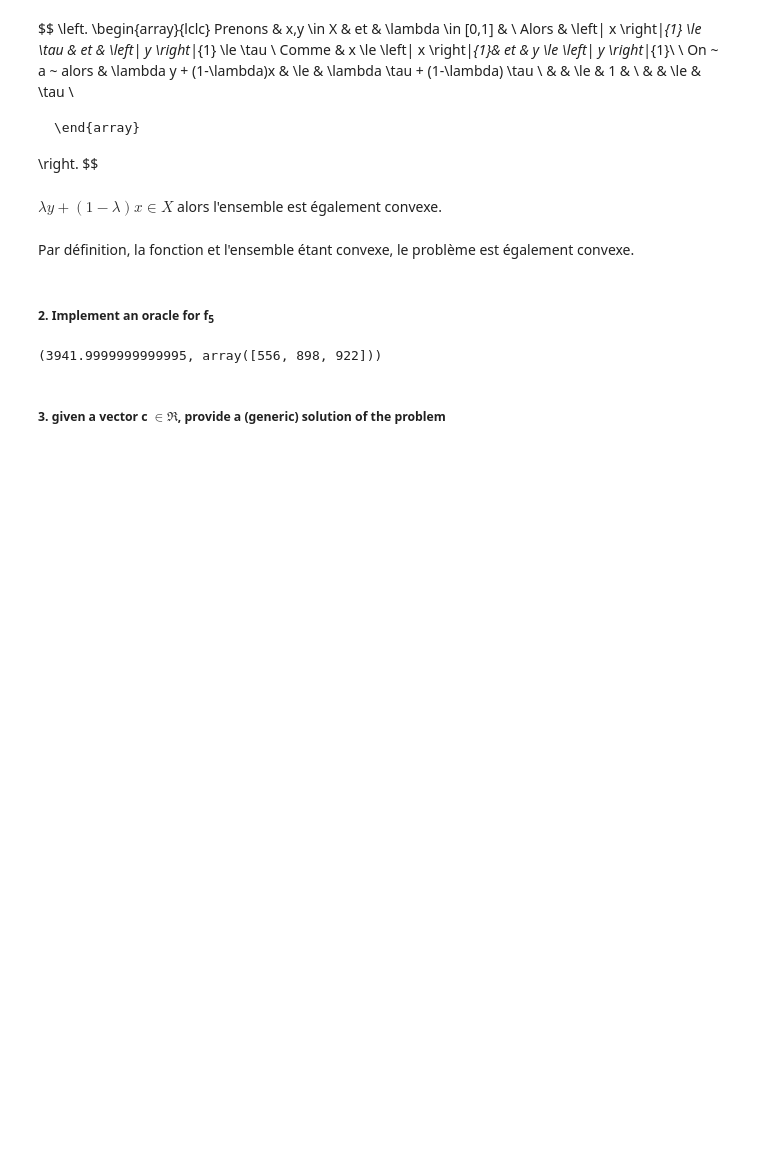
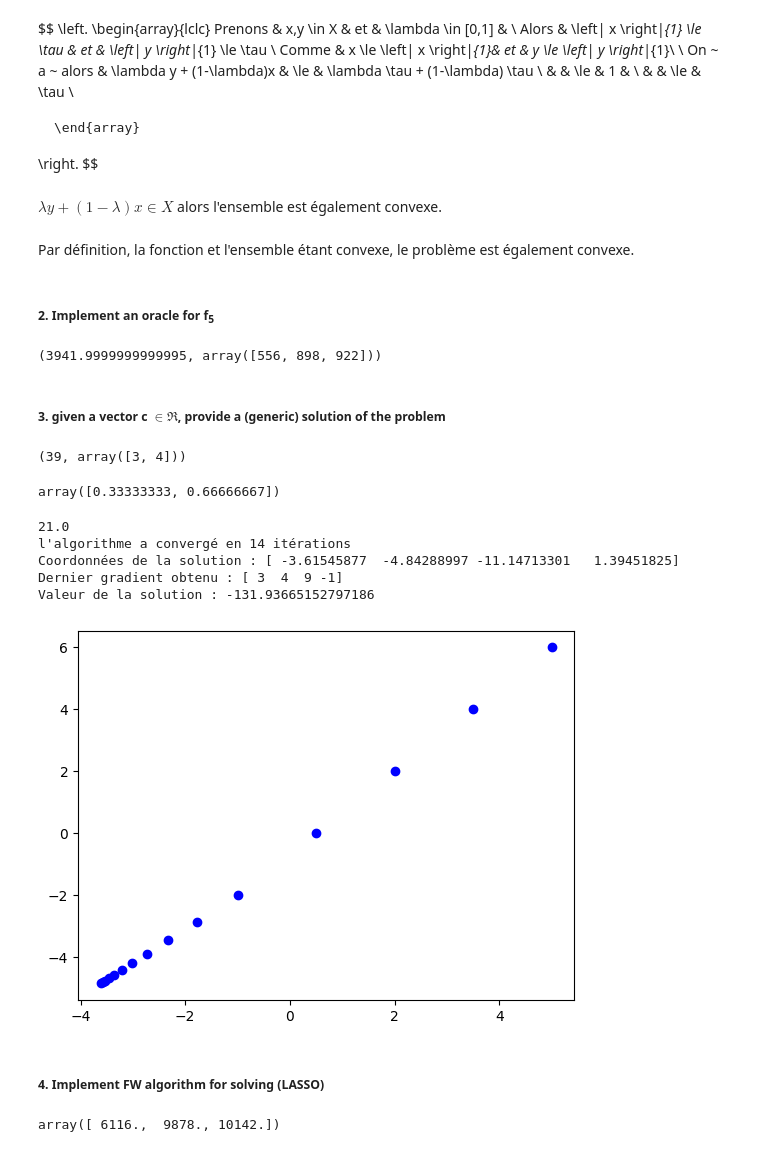
Before and after one commit to ValentinLassaigne/NLP, a Jupyter notebook: Projet_NLP.ipynb, the cells around one changed output. Cells and saved outputs as stored; diff of their text form; code cells hidden in the pictures; blank space fills up the shorter version.

```diff
--- a/Projet_NLP.ipynb
+++ b/Projet_NLP.ipynb
@@ -402,0 +412,13 @@ oracle5(x,y,H,2)
+# %%
+cost=np.array([3,4])
+x=np.array([5,6])
+oracle6(x,cost,2)
+# %% [output]
+(39, array([3, 4]))
+# %%
+def proj(x,tau):
+    return tau/max(np.linalg.norm(x, ord=1),tau)*x
+# %%
+proj(np.array([1,2]),1)
+# %% [output]
+array([0.33333333, 0.66666667])
@@ -402,0 +432,59 @@ oracle5(x,y,H,2)
+# %%
+def methode_gradient_projeté(oracle, x0, cost, MaxIt=1000, t=0.5, tol=10e-2, m1=0.001, theta=0.2):
+    x=x0
+
+    tau=max(np.linalg.norm(x, ord=1),1)
+
+    k=0
+    listx=[x0]
+    listg=[]
+    listf=[]
+
+    while np.linalg.norm(x - proj(x - oracle(x,cost,3), tau) > tol) and (k < MaxIt):
+        t = Armijo_gp(x,cost, oracle(x,cost,1), oracle(x,cost,3), t, oracle, m1, theta)
+        y = x - t * oracle(x,cost,3)
+        x = proj(y,tau)
+        k = k + 1
+        listf.append(oracle(x,cost,1))
+        listg.append(oracle(x,cost,3))
+        listx.append(x)
+
+    print(tau)
+    #print(f"coordo : {listx}")
+    #print(f"valeur : {listf}")
+    #print(f"gradients : {listg}")
+    if k==MaxIt:
+        print(f"l'algorithme n'a pas convergé en moins de {MaxIt} itérations ")
+        print(f"Dernier x obtenu : {x}")
+        print(f"Dernier gradient obtenu : {oracle(x,cost,3)} ")
+        print(f"Dernière valeur de la fonction obtenu: {oracle(x,cost,1)} ")
+    else:
+        print(f"l'algorithme a convergé en {k} itérations ")
+        print(f"Coordonnées de la solution : {x}")
+        print(f"Dernier gradient obtenu : {oracle(x,cost,3)} ")
+        print(f"Valeur de la solution : {oracle(x,cost,1)} ")
+    xi = [listx[i][0] for i in range(len(listx))]
+    yi = [listx[i][1] for i in range(len(listx))]
+    plt.plot(xi,yi,'ob')
+    plt.show()
+# %%
+x0=np.array([5,6,6,4])
+cost=np.array([3,4,9,-1])
+methode_gradient_projeté(oracle6, x0, cost, MaxIt=1000)
+# %% [output]
+21.0
+l'algorithme a convergé en 14 itérations
+Coordonnées de la solution : [ -3.61545877  -4.84288997 -11.14713301   1.39451825]
+Dernier gradient obtenu : [ 3  4  9 -1]
+Valeur de la solution : -131.93665152797186
+[figure, added]
+# %% [markdown]
+##### 4. Implement FW algorithm for solving (LASSO)
+# %%
+y=np.array([1,2,3,4])
+H= np.array([[3,2,1,6],[6,5,4,9],[-6,5,-4,9]])
+x=np.array([5,2,4])
+tau=max(np.linalg.norm(x, ord=1),1)
+(np.dot(oracle5(x,y, H,3),tau))
+# %% [output]
+array([ 6116.,  9878., 10142.])
```
Also changed, not shown: parts of 3 cells of this notebook.
